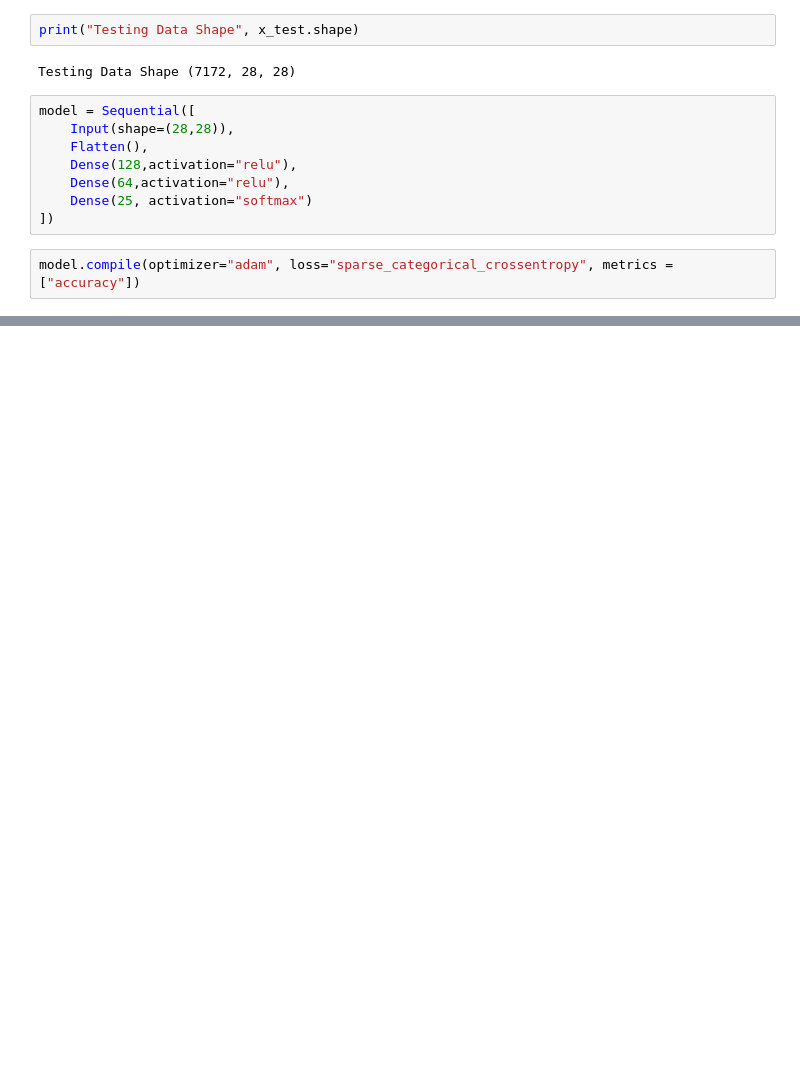
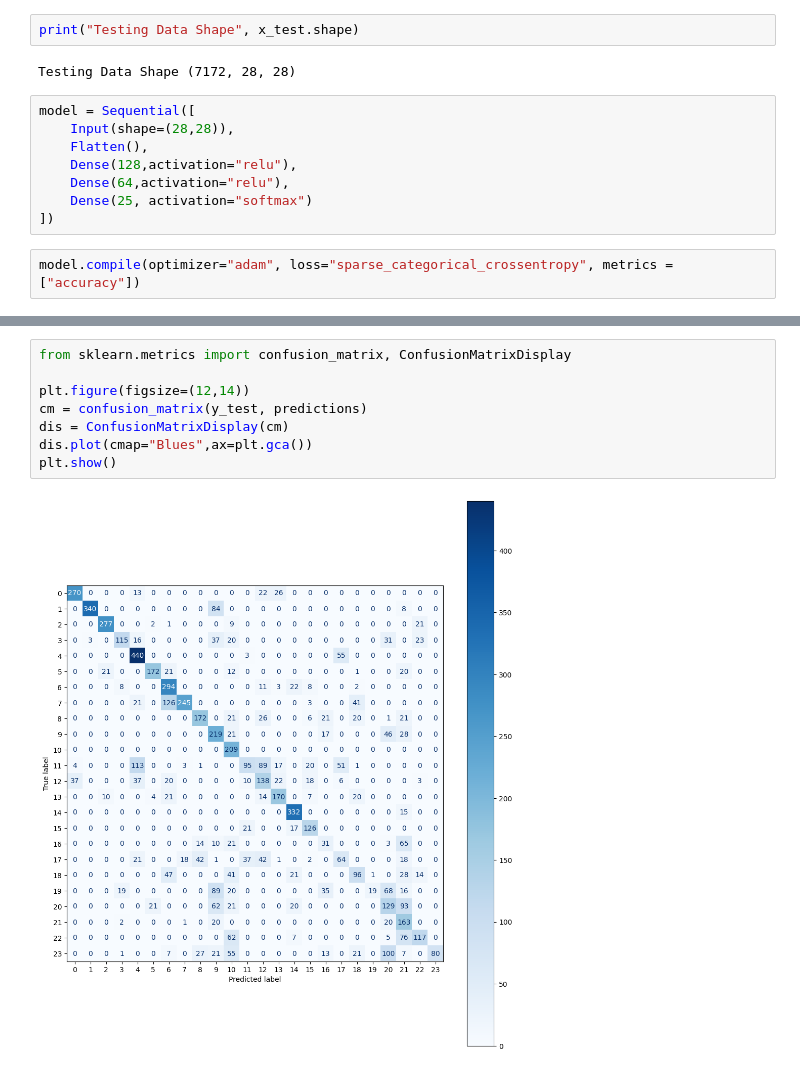
Before and after one commit to leman973/Deep-Learning, a Jupyter notebook: Pract_1_DL_clg.ipynb, the cells around one changed output, grey strips where cells are left out. Drawn from its saved outputs; the diff is of its cells as text; blank space fills up the shorter version.

```diff
--- a/Pract_1_DL_clg.ipynb
+++ b/Pract_1_DL_clg.ipynb
@@ -178,0 +211,10 @@ train_loss, train_accuracy = model.evaluate(x_train, y_train)
+# %%
+from sklearn.metrics import confusion_matrix, ConfusionMatrixDisplay
+
+plt.figure(figsize=(12,14))
+cm = confusion_matrix(y_test, predictions)
+dis = ConfusionMatrixDisplay(cm)
+dis.plot(cmap="Blues",ax=plt.gca())
+plt.show()
+# %% [output]
+[figure, added]
```
Also changed, not shown: parts of 11 cells of this notebook.
